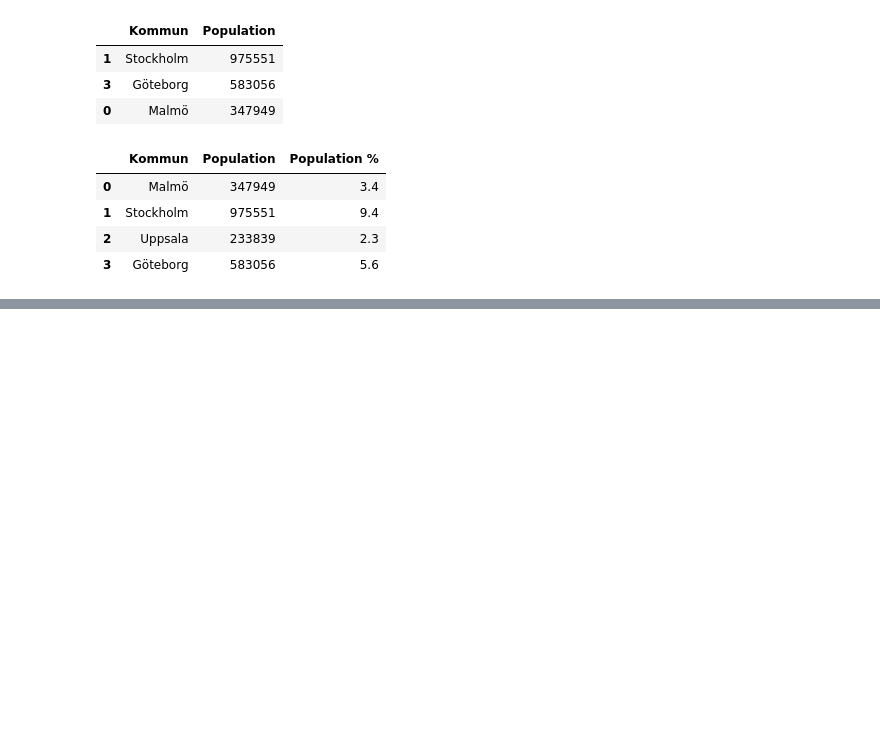
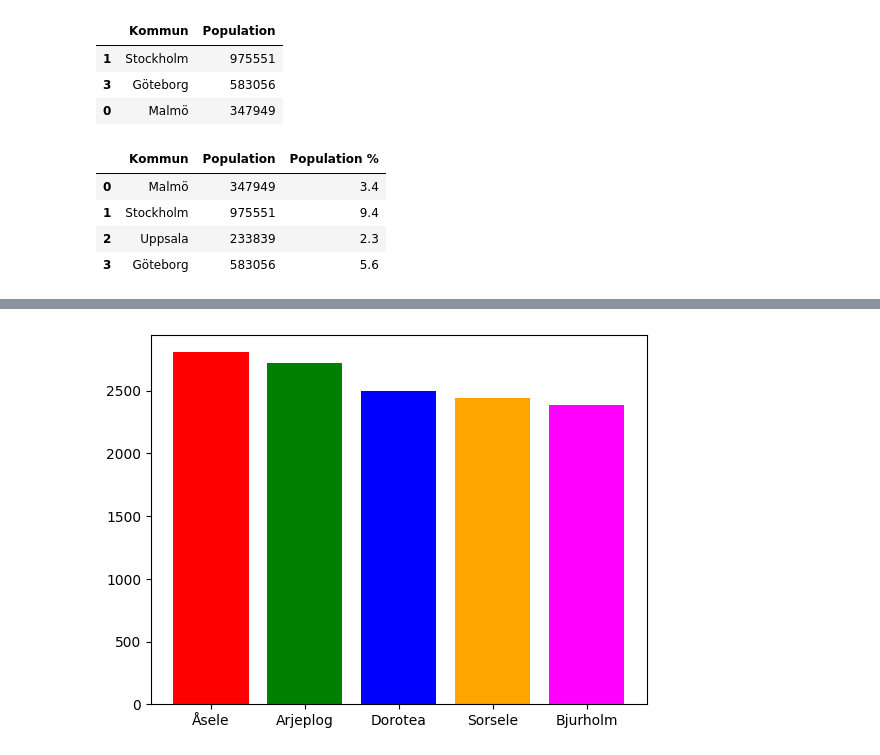
Before and after one commit to lisamariahertz-cpu/Databehandling-AI25, a Jupyter notebook: exercises/E1_pandas_basic_syntax.ipynb, the cells around one changed output, grey strips where cells are left out. Saved outputs shown, nothing was run; the diff lists cells and outputs as text; code cells hidden in the pictures; blank space fills up the shorter version.

```diff
--- a/exercises/E1_pandas_basic_syntax.ipynb
+++ b/exercises/E1_pandas_basic_syntax.ipynb
@@ -264,3 +381,8 @@ f)
+# %%
+plt.bar(cities_s, populations_s, color = my_colors)
+plt.show()
+# %% [output]
+[figure, added]
 # %% [markdown]
 ---
 
```
Also changed, not shown: parts of 9 cells of this notebook, 2 other files.
